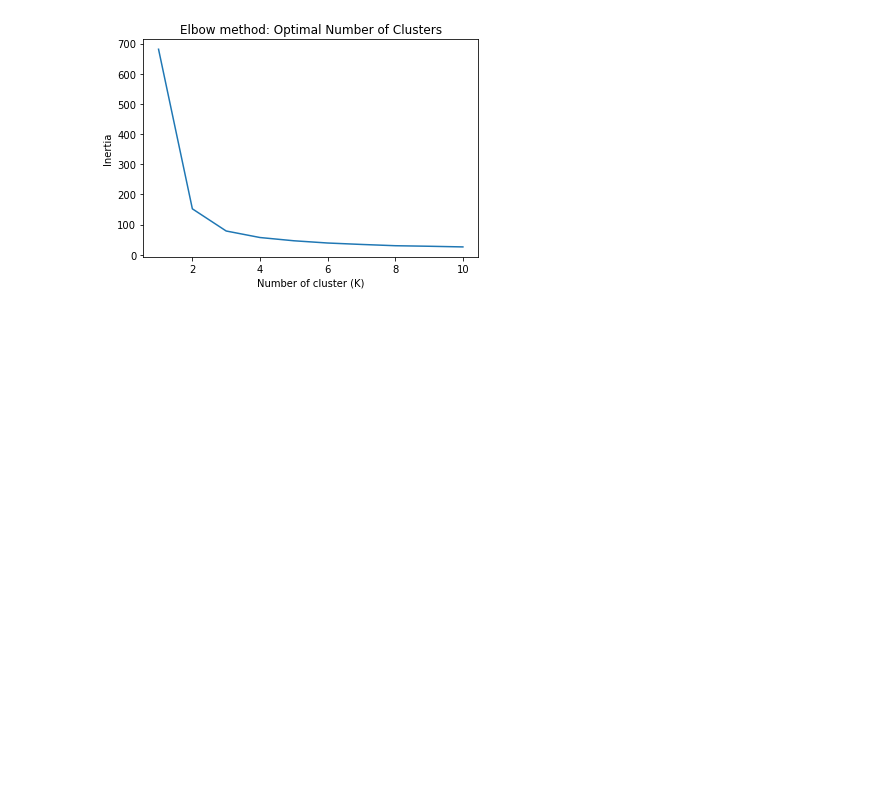
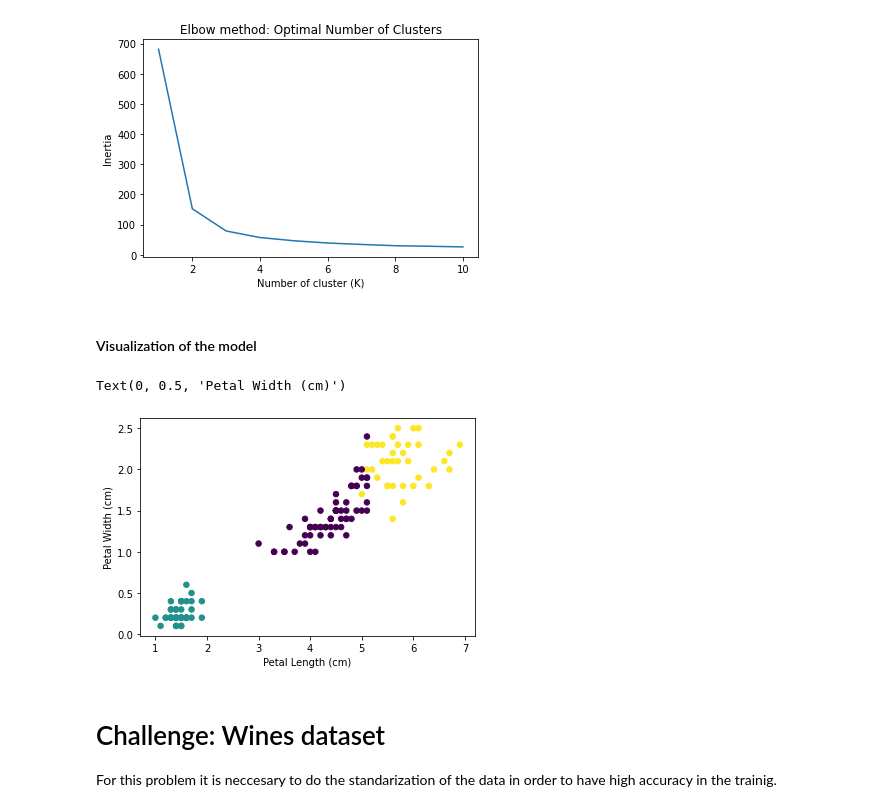
Before and after one commit to alejandrodf1/Machine-learning-fundamentals, a Jupyter notebook: notebooks/4-alejandro-kmeans-iris_dataset.ipynb, the cells around one changed output. Drawn from its saved outputs; the diff is of its cells as text; code cells hidden in the pictures; blank space fills up the shorter version.

Commit message:
challenge with wines dataset BONUS

```diff
--- a/notebooks/4-alejandro-kmeans-iris_dataset.ipynb
+++ b/notebooks/4-alejandro-kmeans-iris_dataset.ipynb
@@ -60,3 +97,15 @@ plt.ylabel('Inertia')
 # %% [output]
 Text(0, 0.5, 'Inertia')
 [figure]
+# %% [markdown]
+#### Visualization of the model
+# %%
+plt.scatter(x['Petal Length'], x['Petal Width'], c=y_kmeans,s=30)
+plt.xlabel('Petal Length (cm)', fontsize=10)
+plt.ylabel('Petal Width (cm)', fontsize = 10)
+# %% [output]
+Text(0, 0.5, 'Petal Width (cm)')
+[figure, added]
+# %% [markdown]
+# Challenge: Wines dataset
+For this problem it is neccesary to do the standarization of the data in order to have high accuracy in the trainig.
```
Also changed, not shown: parts of 13 cells of this notebook.
